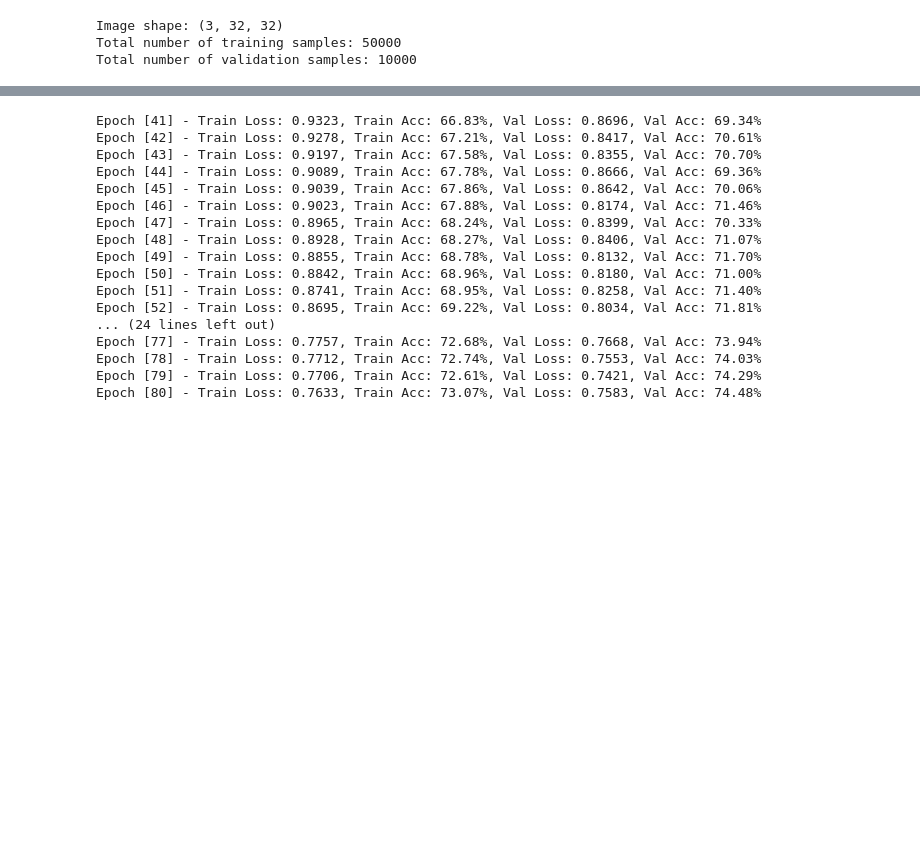
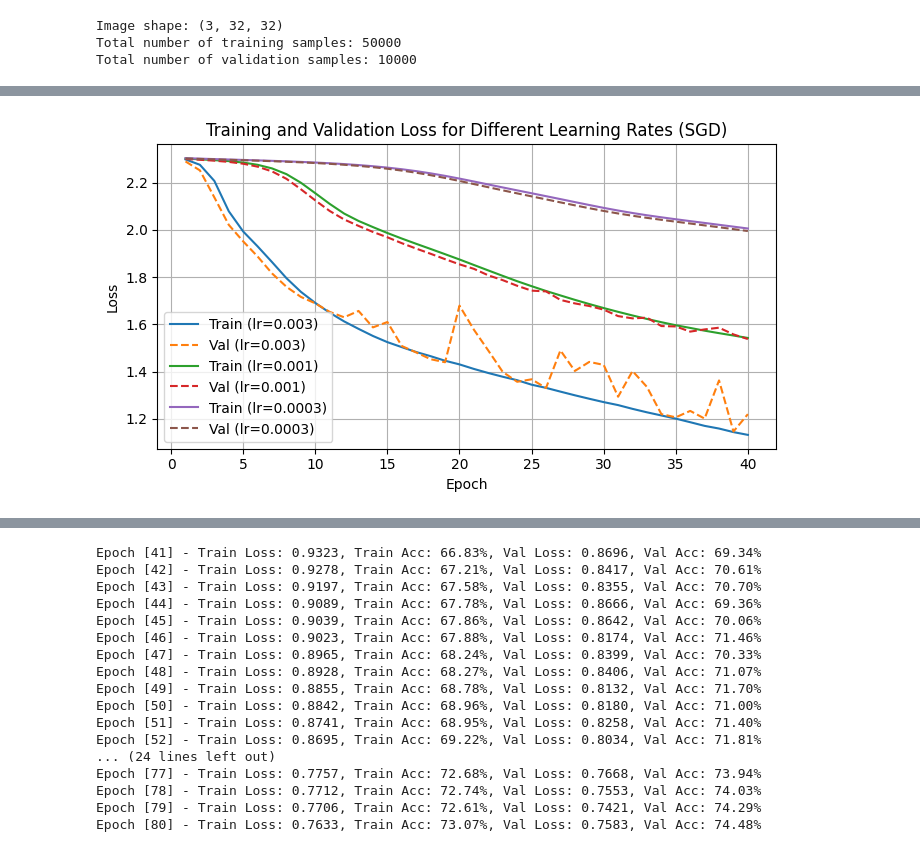
Before and after one commit to rhynero/eeml_cw, a Jupyter notebook: 03_Network_Training.ipynb, the cells around one changed output, grey strips where cells are left out. Cells and saved outputs as stored; diff of their text form; code cells hidden in the pictures; blank space fills up the shorter version.

```diff
--- a/03_Network_Training.ipynb
+++ b/03_Network_Training.ipynb
@@ -1731,7 +1731,7 @@ set_seed(42)
 # Use "model = CNNModel()" to get the default model
 model = CNNModel(use_dropout=False, use_batchnorm=False, init_mode="xavier_uniform")
 criterion = nn.CrossEntropyLoss()
-optimizer = optim.Adam(model.parameters(), lr=3e-4) # Edit optimizer and learning rate here.
+optimizer = optim.SGD(model.parameters(), lr=3e-3) # Edit optimizer and learning rate here.
 
 # history = train_model(model, train_loader, test_loader, criterion, optimizer, epochs=40)
 # %%
@@ -1843,3 +1855,35 @@ Epoch [40] - Train Loss: 0.7006, Train Acc: 75.15%, Val Loss: 0.7467, Val Acc: 7
+# %%
+def plot_loss(train_losses, val_losses):
+  plt.figure(figsize=(7, 4))
+
+  for lr in train_losses:
+      epochs = range(1, len(train_losses[lr]) + 1)
+
+      plt.plot(
+          epochs,
+          train_losses[lr],
+          linestyle='-',
+          label=f"Train (lr={lr})"
+      )
+
+      plt.plot(
+          epochs,
+          val_losses[lr],
+          linestyle='--',
+          label=f"Val (lr={lr})"
+      )
+
+  plt.xlabel("Epoch")
+  plt.ylabel("Loss")
+  plt.title("Training and Validation Loss for Different Learning Rates (SGD)")
+  plt.legend()
+  plt.grid(True)
+  plt.tight_layout()
+  plt.show()
+# %%
+plot_loss(train_losses, val_losses)
+# %% [output]
+[figure, added]
 # %%
 plot_history(history, "train_acc")
 # %% [output]
```
Also changed, not shown: parts of 5 cells of this notebook.
